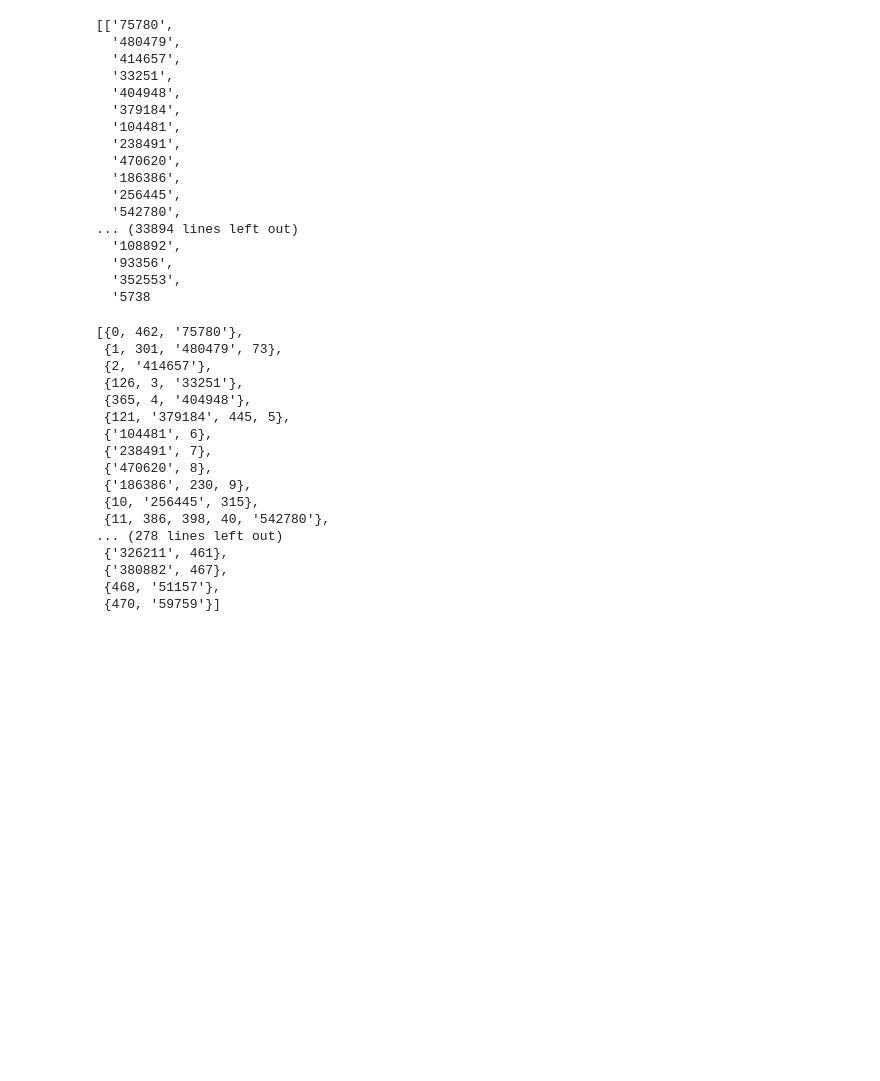
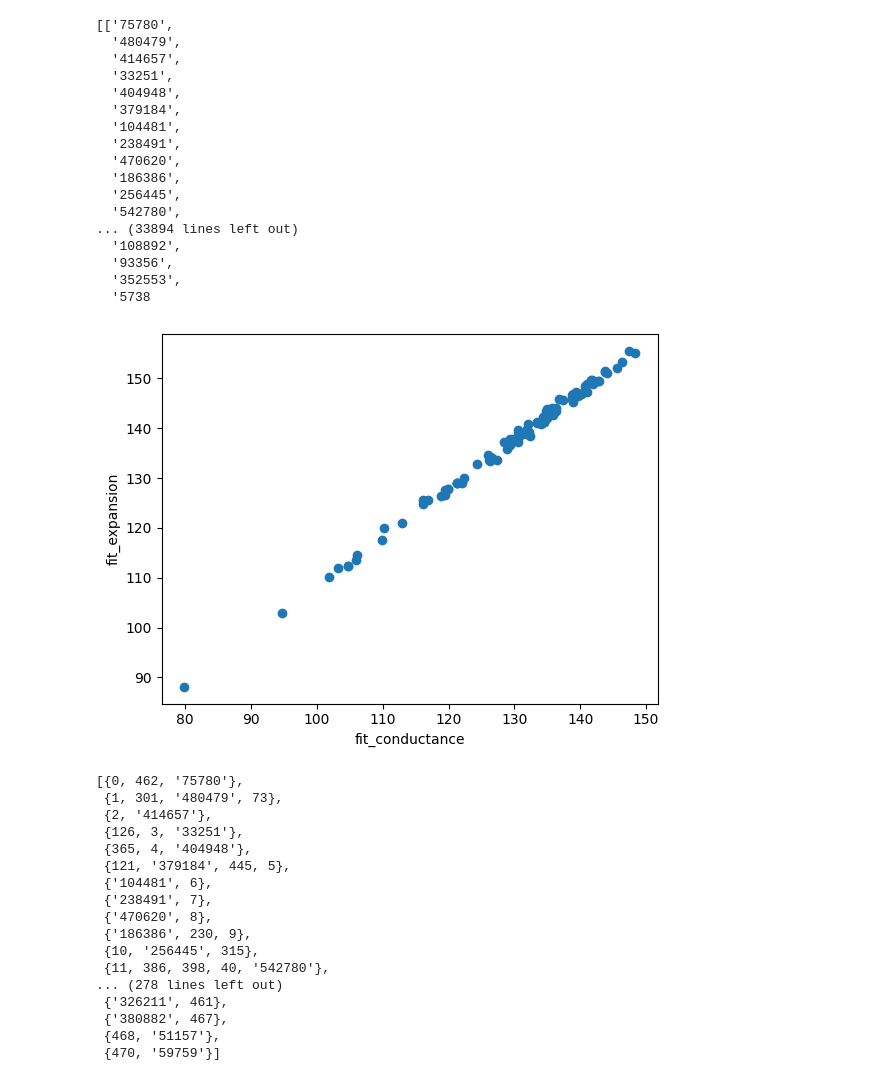
Before and after one commit to JLopezBermejo/PracticaSNAyCEB, a Jupyter notebook: Practica Ejercicio B (clean).ipynb, the cells around one changed output. Saved outputs shown, nothing was run; the diff lists cells and outputs as text; code cells hidden in the pictures; blank space fills up the shorter version.

```diff
--- a/Practica Ejercicio B (clean).ipynb
+++ b/Practica Ejercicio B (clean).ipynb
@@ -327,6 +327,23 @@ longitud pop para la siguiente generacion: 100
   '93356',
   '352553',
   '5738
+# %%
+import matplotlib.pyplot as plt
+
+fits1 = []
+fits2 = []
+
+for ind in evolved_pop:
+    fits1.append(fit_conductance(amazon_G, ind, conversiones))
+    fits2.append(fit_expansion(amazon_G, ind, conversiones))
+
+plt.scatter(fits1, fits2)
+plt.xlabel('fit_conductance')
+plt.ylabel('fit_expansion')
+
+plt.show()
+# %% [output]
+[figure, added]
 # %%
 get_comunidades(evolved_pop[0])
 # %% [output]
```
